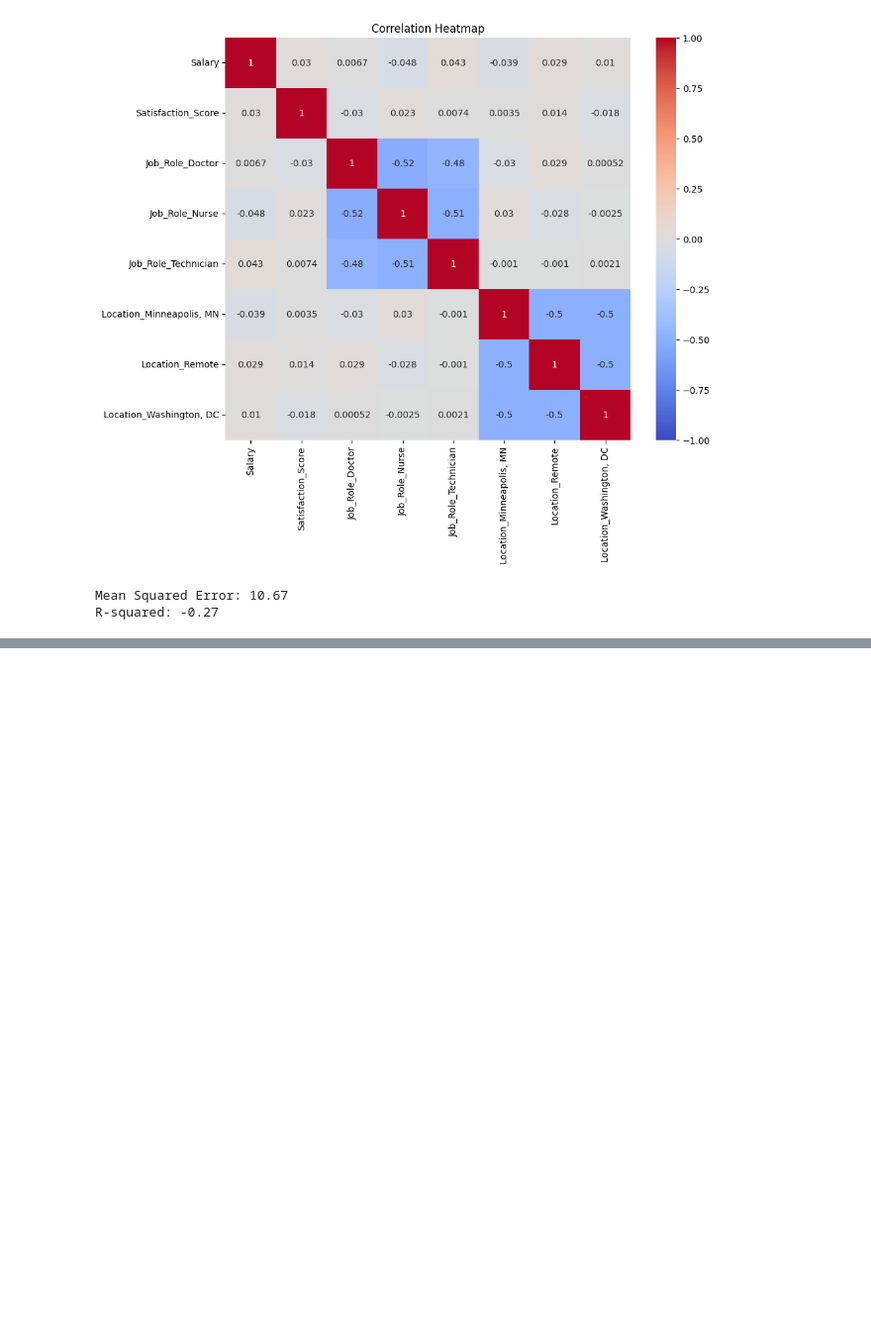
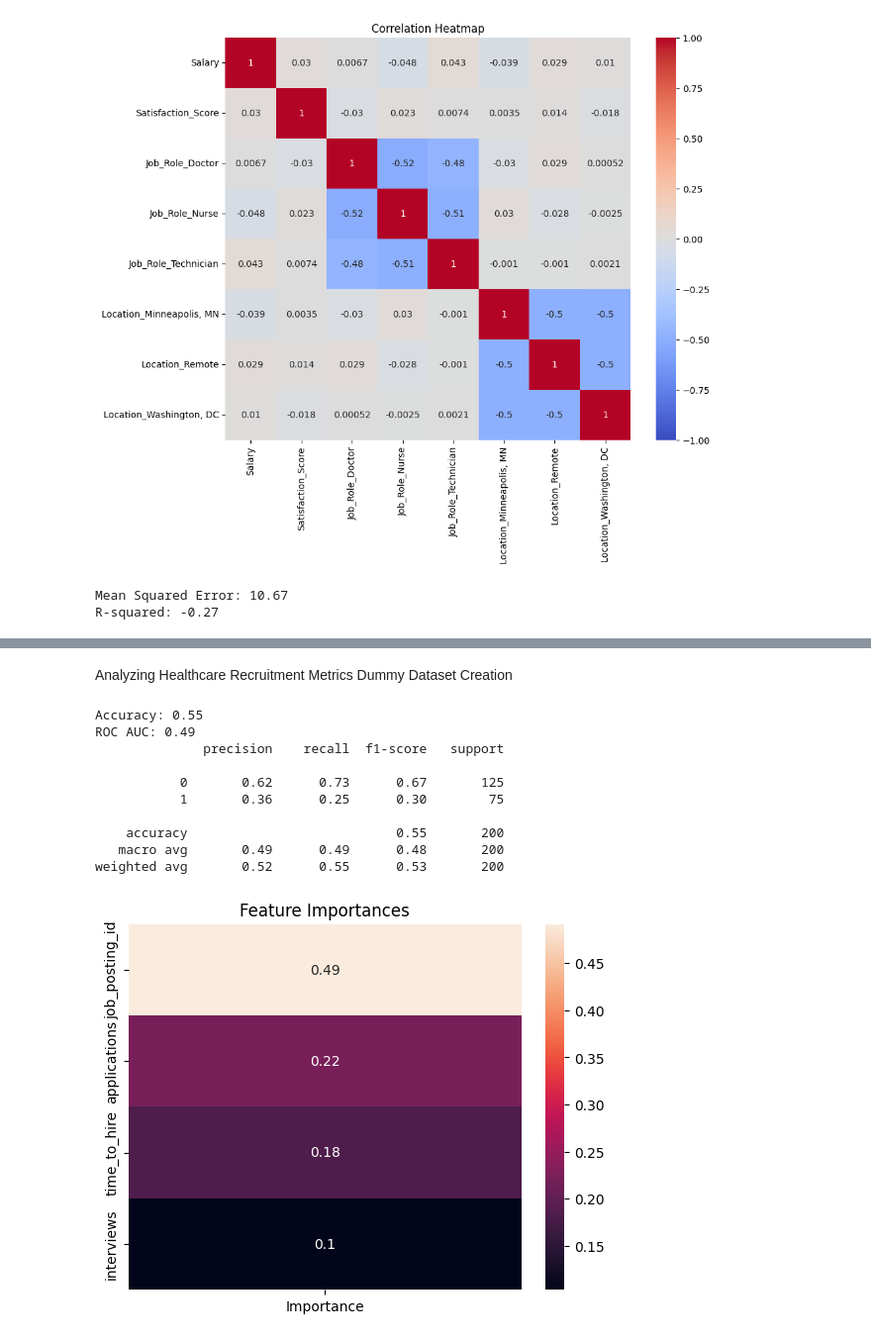
Before and after one commit to vaibhavvesmaker/BusinessDatabaseManagement, a Jupyter notebook: agoras_health.ipynb, the cells around one changed output, grey strips where cells are left out. Shown: that part at 99% size. Drawn from its saved outputs; the diff is of its cells as text; code cells hidden in the pictures; blank space fills up the shorter version.

```diff
--- a/agoras_health.ipynb
+++ b/agoras_health.ipynb
@@ -102,0 +213,3 @@ This project demonstrated the application of data science techniques in predicti
+# %% [markdown]
+Analyzing Healthcare Recruitment Metrics
+Dummy Dataset Creation
@@ -102,0 +231,53 @@ This project demonstrated the application of data science techniques in predicti
+# %%
+import pandas as pd
+import numpy as np
+import matplotlib.pyplot as plt
+import seaborn as sns
+from sklearn.model_selection import train_test_split
+from sklearn.ensemble import GradientBoostingClassifier
+from sklearn.metrics import accuracy_score, roc_auc_score, classification_report
+
+# Load dataset
+data = pd.read_csv('healthcare_recruitment_metrics_dummy.csv')
+
+# Data Cleaning
+data.dropna(inplace=True)
+data = pd.get_dummies(data, drop_first=True)
+
+# Feature and target separation
+X = data.drop('hired', axis=1)
+y = data['hired']
+
+# Train-test split
+X_train, X_test, y_train, y_test = train_test_split(X, y, test_size=0.2, random_state=42)
+
+# Model training
+model = GradientBoostingClassifier(n_estimators=100, random_state=42)
+model.fit(X_train, y_train)
+
+# Predictions
+y_pred = model.predict(X_test)
+
+# Evaluation
+accuracy = accuracy_score(y_test, y_pred)
+roc_auc = roc_auc_score(y_test, y_pred)
+print(f'Accuracy: {accuracy:.2f}')
+print(f'ROC AUC: {roc_auc:.2f}')
+print(classification_report(y_test, y_pred))
+
+# Visualizations
+sns.heatmap(pd.DataFrame(model.feature_importances_, index=X.columns, columns=['Importance']).sort_values('Importance', ascending=False), annot=True)
+plt.title('Feature Importances')
+plt.show()
+# %% [output]
+Accuracy: 0.55
+ROC AUC: 0.49
+              precision    recall  f1-score   support
+
+           0       0.62      0.73      0.67       125
+           1       0.36      0.25      0.30        75
+
+    accuracy                           0.55       200
+   macro avg       0.49      0.49      0.48       200
+weighted avg       0.52      0.55      0.53       200
+[figure, added]
```
Also changed, not shown: parts of 6 cells of this notebook.
